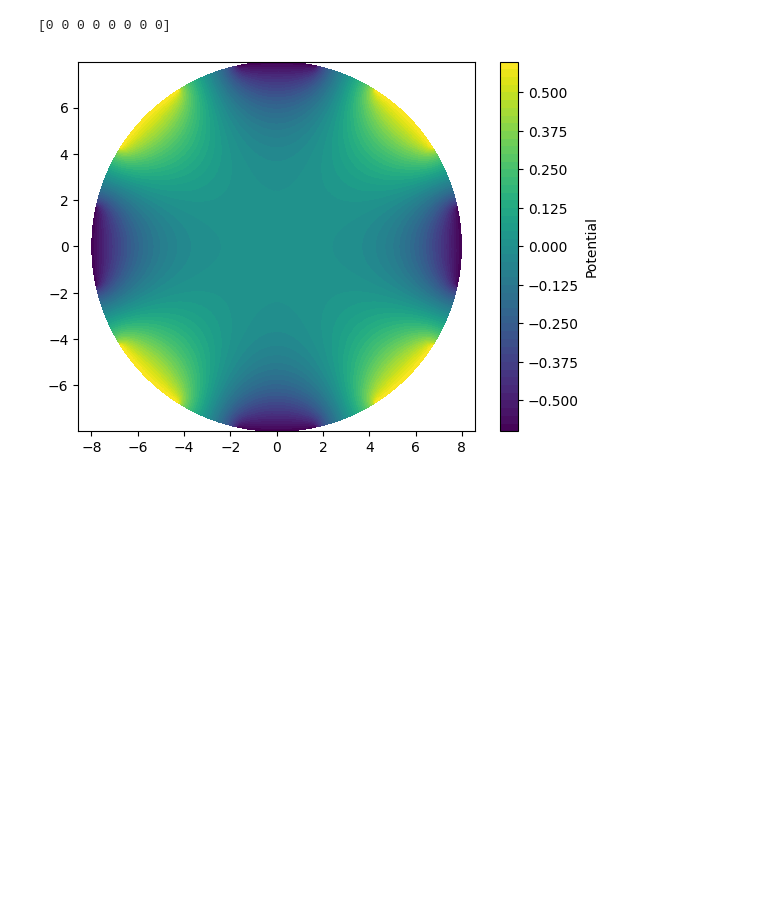
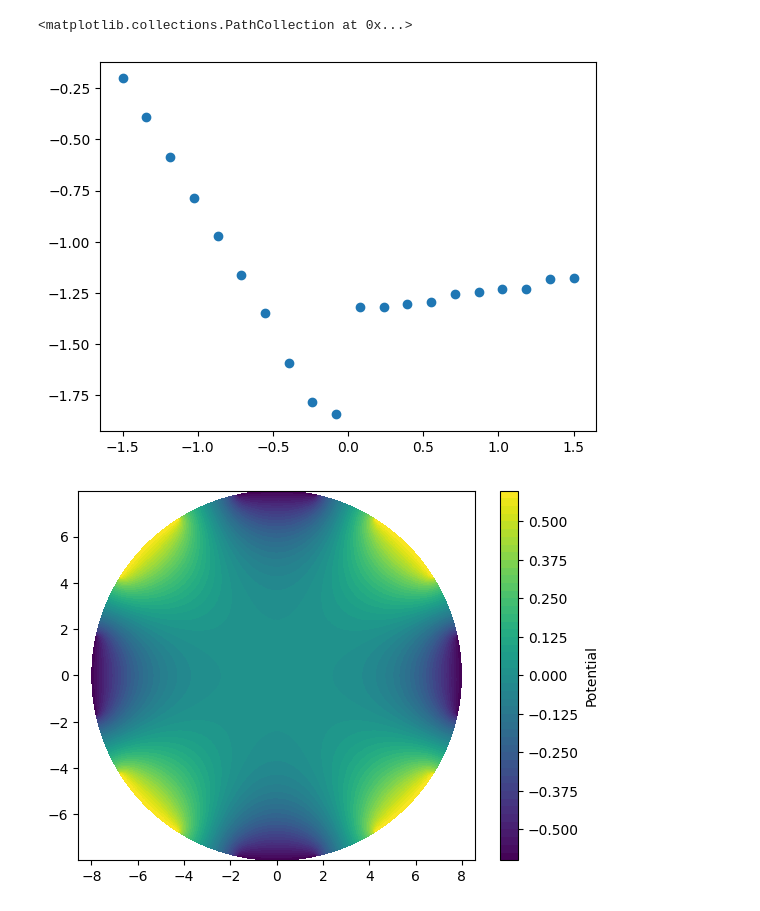
Before and after one commit to jwass1997/KMC_V1.1, a Jupyter notebook: test.ipynb, the cells around one changed output. Drawn from its saved outputs; the diff is of its cells as text; code cells hidden in the pictures; blank space fills up the shorter version.

```diff
--- a/test.ipynb
+++ b/test.ipynb
@@ -3,12 +3,12 @@ import numpy as np
 import matplotlib.pyplot as plt
 import pandas as pd
 # %%
-data = np.load("currentData/device_1.npz")
-event_counts = data["event_counts"]
-current_counter = np.tril(event_counts - event_counts.T).flatten()
-print(current_counter[-9:-1])
+data = np.genfromtxt("current_save.csv")
+vs = np.linspace(-1.5, 1.5, len(data))
+plt.scatter(vs, data)
 # %% [output]
-[0 0 0 0 0 0 0 0]
+<matplotlib.collections.PathCollection at 0x...>
+[figure, added]
 # %%
 df = pd.read_csv("my_potential.csv")
 plt.tricontourf(df.x, df.y, df.potential, levels=50)
```
Also changed, not shown: 9 other files.
